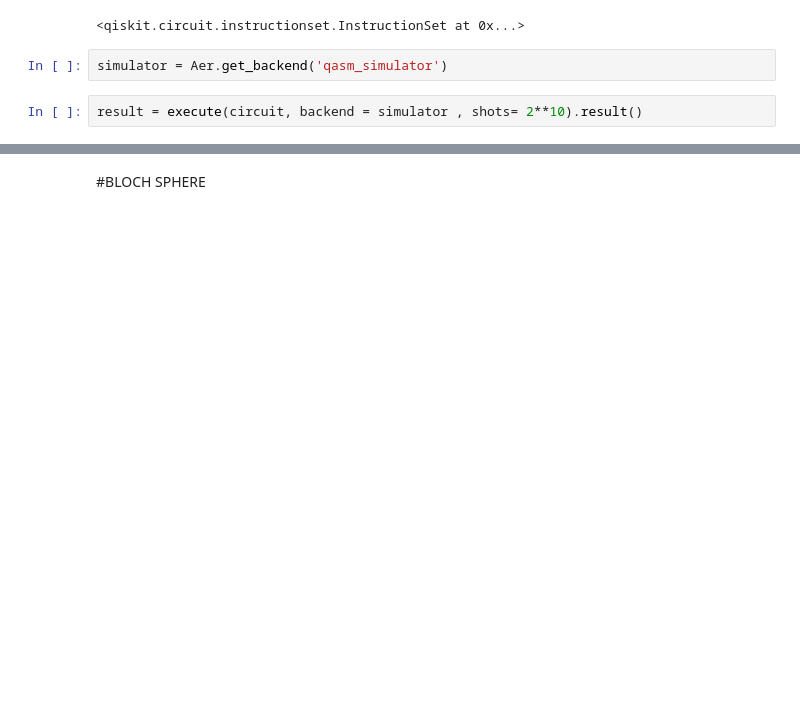
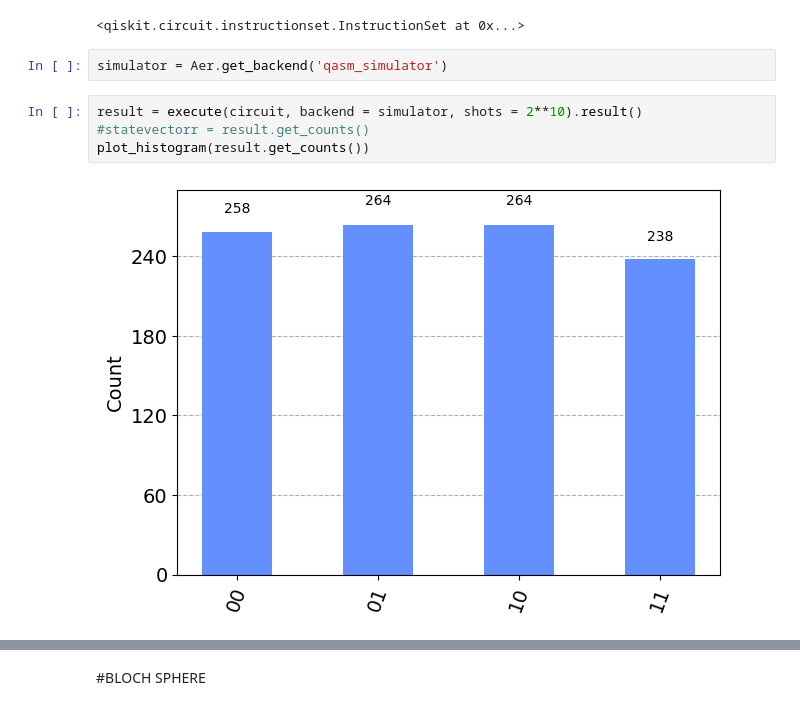
Before and after one commit to saghafim/Quantum1, a Jupyter notebook: Untitled-1.ipynb, the cells around one changed output, grey strips where cells are left out. Cells and saved outputs as stored; diff of their text form; blank space fills up the shorter version.

```diff
--- a/Untitled-1.ipynb
+++ b/Untitled-1.ipynb
@@ -54,4 +57,8 @@ circuit.measure(qr, cr)
 # %%
 simulator = Aer.get_backend('qasm_simulator')
 # %%
-result = execute(circuit, backend = simulator , shots= 2**10).result()
+result = execute(circuit, backend = simulator, shots = 2**10).result()
+#statevectorr = result.get_counts()
+plot_histogram(result.get_counts())
+# %% [output]
+[figure, added]
```
Also changed, not shown: parts of 7 cells of this notebook.
